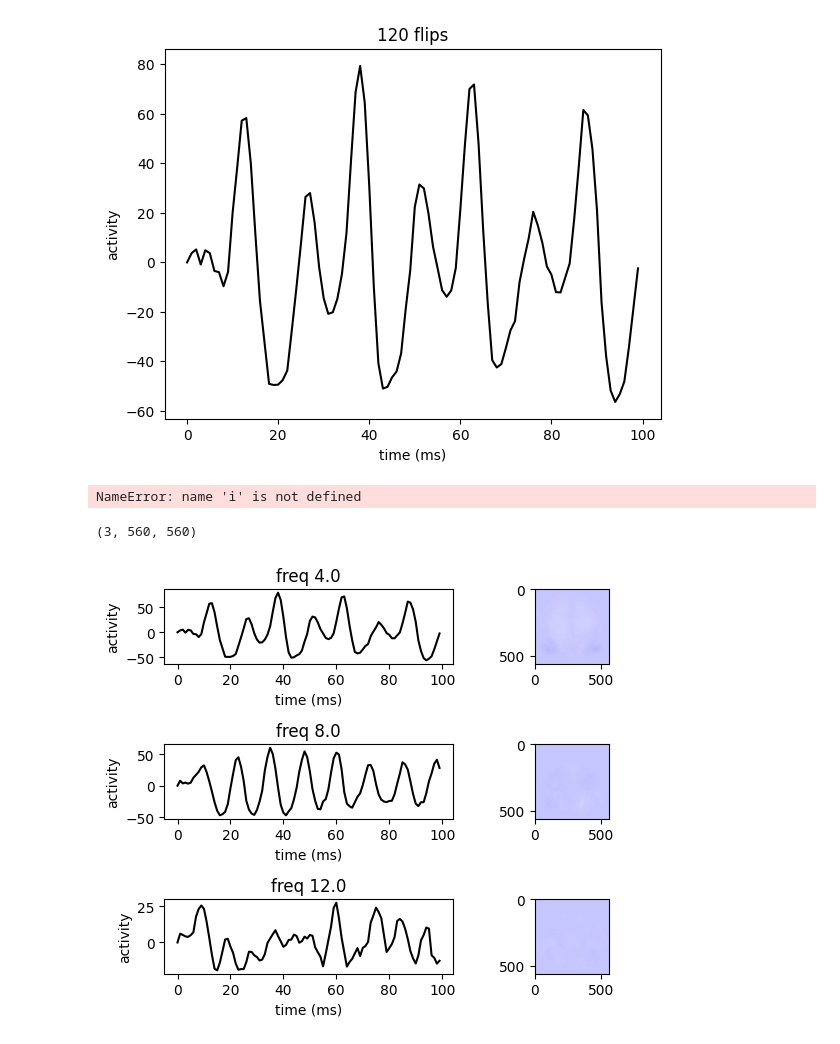
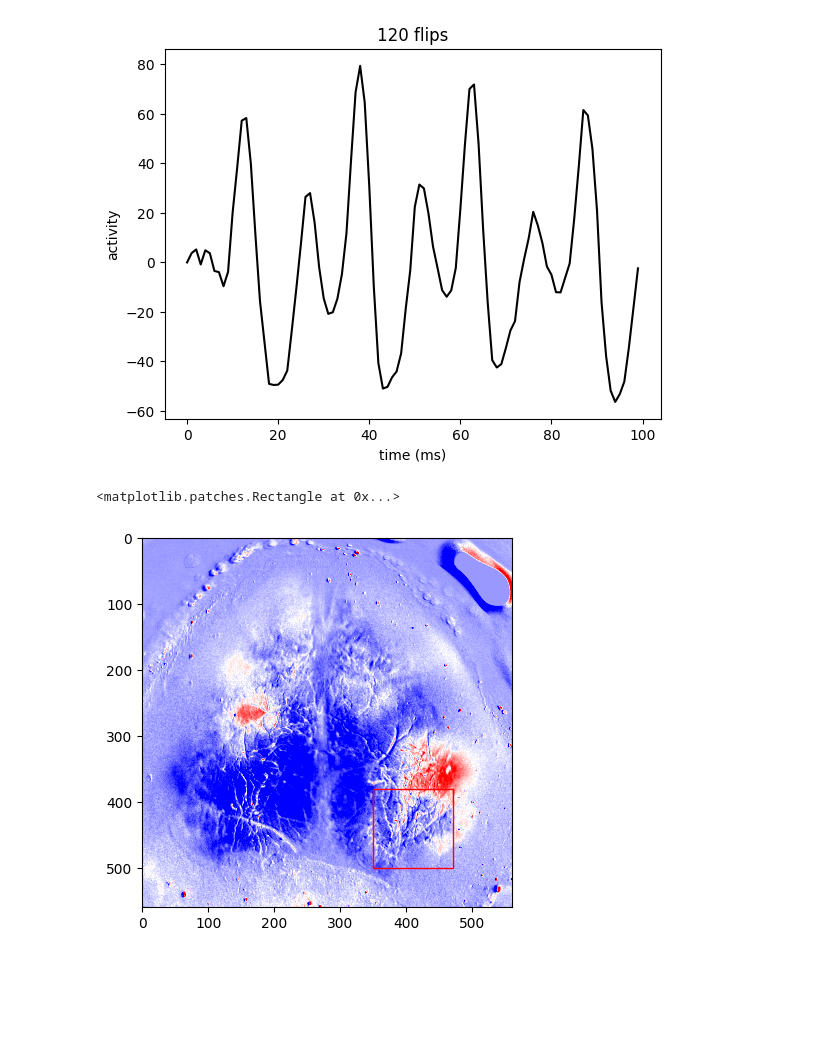
Before and after one commit to paschamatveev/wfOptoProject, a Jupyter notebook: wf + opto/led_oscillations.ipynb, the cells around one changed output. Saved outputs shown, nothing was run; the diff lists cells and outputs as text; code cells hidden in the pictures; blank space fills up the shorter version.

```diff
--- a/wf + opto/led_oscillations.ipynb
+++ b/wf + opto/led_oscillations.ipynb
@@ -187,26 +187,27 @@ plt.show()
 # %%
 # n_col=5
 # n_row=10
 # f = plt.figure(figsize=(n_col*3, n_row*3))
 # gs = mpl.gridspec.GridSpec(n_row, n_col)
 # clim = np.percentile(allVideos,(2,99.9))
 
 # for i in range(50):
 #     ax = plt.subplot(gs[i])
 #     brain=plt.imshow(video[:, :, i*2], clim = np.percentile(video, (2, 99.9)), cmap='bwr')
 #     plt.colorbar(brain)
 
 # f.tight_layout()
 
 plt.imshow(video[:, :, i*2], clim = np.percentile(video, (2, 99.9)), cmap='bwr')
 ax = plt.gca()
 
 # Create a Rectangle patch
-rect = Rectangle((100,380),120,120,linewidth=1,edgecolor='r',facecolor='none')
+rect = Rectangle((350,380),120,120,linewidth=1,edgecolor='r',facecolor='none')
 
 # Add the patch to the Axes
 ax.add_patch(rect)
 # %% [output]
-NameError: name 'i' is not defined
+<matplotlib.patches.Rectangle at 0x...>
+[figure, added]
 # %%
 allVideos=[]
@@ -234,25 +243,36 @@ freqActivity=np.array(freqActivity)
 brain=np.array(brain)
-# %%
-brain.shape
-# %% [output]
-(3, 560, 560)
 # %%
 # n_col=2
 # n_row=10
 # f = plt.figure(figsize=(n_col*3, n_row*3))
 # gs = mpl.gridspec.GridSpec(n_row, n_col)
 
-fig, axs = plt.subplots(3,2)
+fig, axs = plt.subplots(3,3,figsize=(7,7))
 
-clim = np.percentile(freqActivity,(2,99.9))
-for i,vc in enumerate(freqActivity):
+timestamps=np.arange(0,100,100,dtype=int)
+clim = np.percentile(brain,(2,99.9))
+for i,vc in enumerate(freqActivityLeft):
     axs[i,0].plot(vc,color='black')
+    axs[i,0].fill_between(timestamps, \
+                     np.mean(vc, axis=0)-scipy.stats.sem(vc,axis=0),\
+                     np.mean(vc,axis=0)+scipy.stats.sem(vc,axis=0), color='darkgray', label='_nolegend_')
     axs[i,0].set_xlabel('time (ms)')
     axs[i,0].set_ylabel('activity')
-    freq =np.unique(stimFreqs)[i]
-    axs[i,0].set_title(f'freq {freq/2}')
+    axs[i,0].set_ylim(top=70,bottom=-70)
+    freq =np.unique(stimFreqs)[i+3]
+    axs[i,0].set_title(f'freq {freq/2} left side')
 
-    axs[i,1].imshow(brain[i],cmap='bwr',clim=clim)
+    vcR=freqActivityRight[i]
+    axs[i,1].plot(vcR,color='black')
+    axs[i,1].fill_between(timestamps, \
+                     np.mean(vcR, axis=0)-scipy.stats.sem(vcR,axis=0),\
+                     np.mean(vcR,axis=0)+scipy.stats.sem(vcR,axis=0), color='darkgray', label='_nolegend_')
+    # axs[i,1].set_xlabel('time (ms)')
+    # axs[i,1].set_ylabel('activity')
+    axs[i,1].set_ylim(top=70,bottom=-70)
+    axs[i,1].set_title(f'freq {freq/2} right side')
+
+    axs[i,2].imshow(brain[i],cmap='bwr',clim=clim)
+    axs[i,2].set_xticks([])
+    axs[i,2].set_yticks([])
     fig.tight_layout()
-# %% [output]
-[figure, removed]
```
Also changed, not shown: parts of 1 cell of this notebook.
